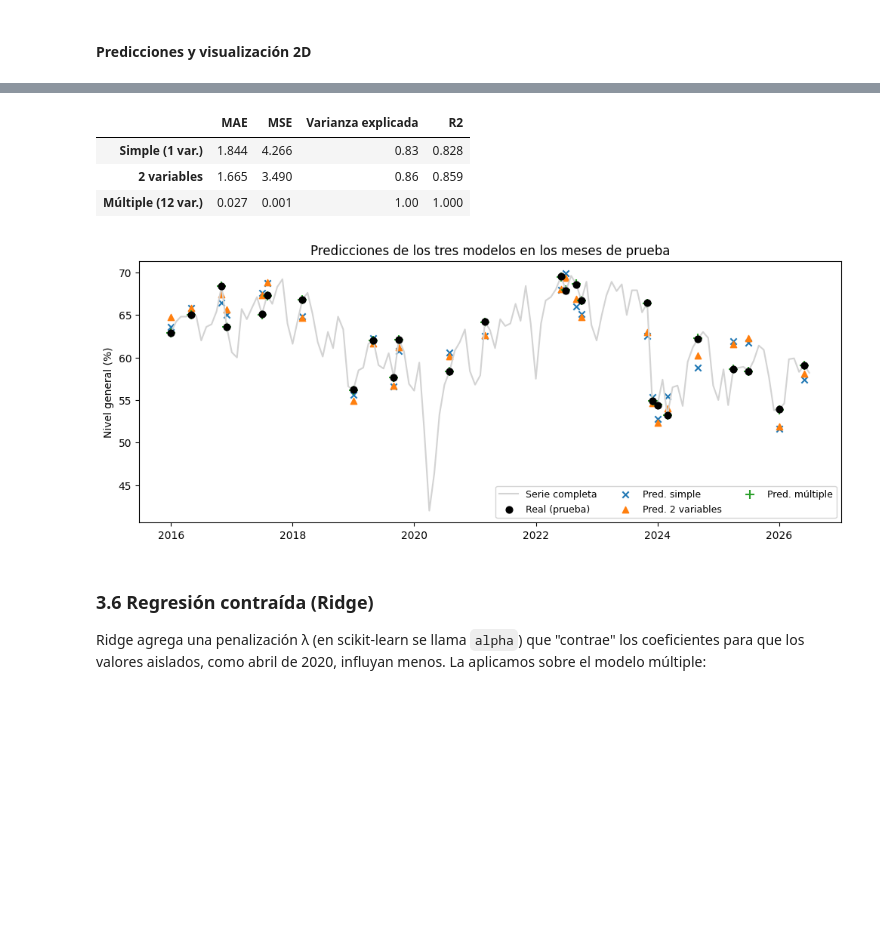
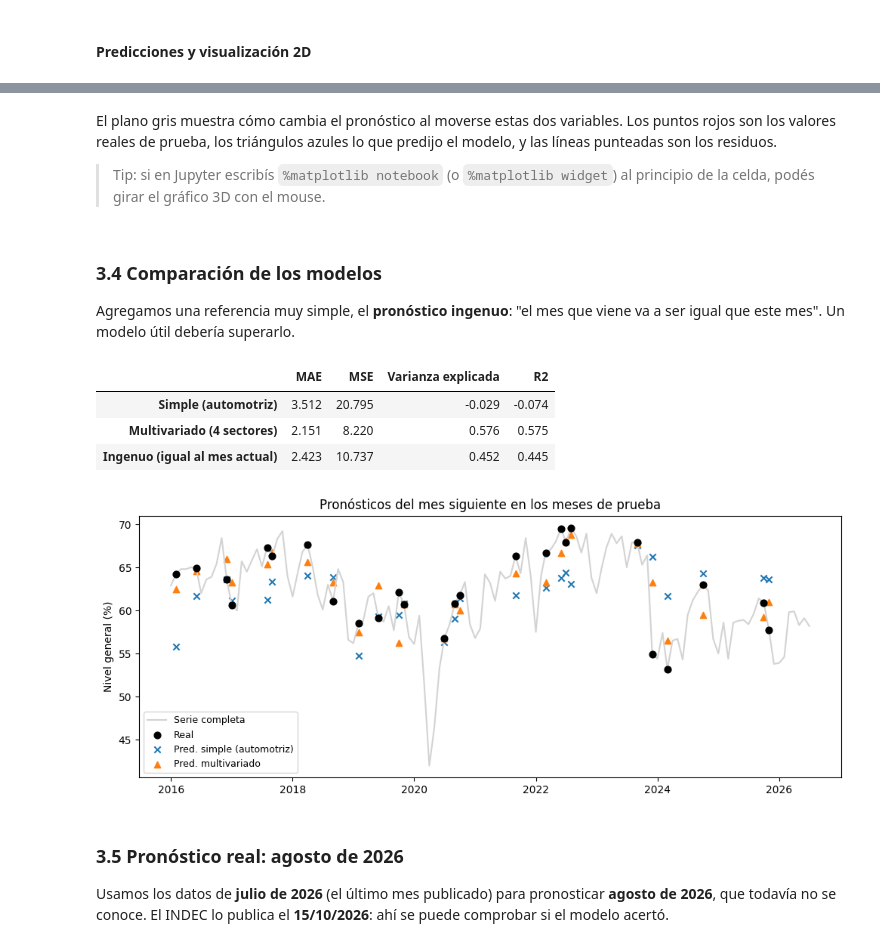
Before and after one commit to friasmm/aprendizaje-automatico-2026, a Jupyter notebook: Clase 4/Regresion_lineal.ipynb, the cells around one changed output, grey strips where cells are left out. Drawn from its saved outputs; the diff is of its cells as text; code cells hidden in the pictures; blank space fills up the shorter version.

```diff
--- a/Clase 4/Regresion_lineal.ipynb
+++ b/Clase 4/Regresion_lineal.ipynb
@@ -394,8 +451,0 @@ Elegimos alimentos porque es el sector de mayor peso en la industria, y metalmec
-# %%
-variables_3d = ["metalmecanica", "alimentos"]
-modelo_2var = linear_model.LinearRegression()
-modelo_2var.fit(X_train[variables_3d], y_train)
-
-a1, a2 = modelo_2var.coef_
-b = modelo_2var.intercept_
-print(f"Ecuación: nivel_general = {a1:.3f} * metalmecanica + {a2:.3f} * alimentos + {b:.3f}")
@@ -403,0 +457,7 @@ Ecuación: nivel_general = 0.527 * metalmecanica + 0.227 * alimentos + 21.687
+# %%
+modelo_multi = linear_model.LinearRegression()
+modelo_multi.fit(X_train[principales], y_train)
+
+coeficientes = pd.Series(modelo_multi.coef_, index=principales).round(3)
+print("Ordenada al origen:", round(modelo_multi.intercept_, 3))
+coeficientes
@@ -404,6 +475,6 @@ Ecuación: nivel_general = 0.527 * metalmecanica + 0.227 * alimentos + 21.687
 # %% [markdown]
 #### Evaluación
 # %%
-pred_2var = modelo_2var.predict(X_test[variables_3d])
-mostrar_metricas(y_test, pred_2var)
+pred_multi = modelo_multi.predict(X_test[principales])
+mostrar_metricas(y_test, pred_multi)
 # %% [output]
@@ -478,3 +487,0 @@ Ordenada al origen: 0.096
-# %%
-pred_multi = modelo_multi.predict(X_test)
-mostrar_metricas(y_test, pred_multi)
@@ -554,36 +566,43 @@ Juntamos las métricas y comparamos las predicciones de los tres modelos mes a m
+# %% [markdown]
+El plano gris muestra cómo cambia el pronóstico al moverse estas dos variables. Los puntos rojos son los valores reales de prueba, los triángulos azules lo que predijo el modelo, y las líneas punteadas son los residuos.
+
+> Tip: si en Jupyter escribís `%matplotlib notebook` (o `%matplotlib widget`) al principio de la celda, podés girar el gráfico 3D con el mouse.
+# %% [markdown]
+### 3.4 Comparación de los modelos
+Agregamos una referencia muy simple, el **pronóstico ingenuo**: "el mes que viene va a ser igual que este mes". Un modelo útil debería superarlo.
 # %%
+pred_ingenuo = X_test.join(datos["nivel_general"])["nivel_general"].values
+
 comparacion = pd.DataFrame({
-    modelo: {"MAE": sm.mean_absolute_error(y_test, pred),
+    nombre: {"MAE": sm.mean_absolute_error(y_test, pred),
              "MSE": sm.mean_squared_error(y_test, pred),
              "Varianza explicada": sm.explained_variance_score(y_test, pred),
              "R2": sm.r2_score(y_test, pred)}
-    for modelo, pred in [("Simple (1 var.)", pred_simple),
-                         ("2 variables", pred_2var),
-                         ("Múltiple (12 var.)", pred_multi)]
+    for nombre, pred in [("Simple (automotriz)", pred_simple),
+                         ("Multivariado (4 sectores)", pred_multi),
+                         ("Ingenuo (igual al mes actual)", pred_ingenuo)]
 }).T.round(3)
 comparacion
 # %% [output]
 |  | MAE | MSE | Varianza explicada | R2 |
-| Simple (1 var.) | 1.844 | 4.266 | 0.83 | 0.828 |
-| 2 variables | 1.665 | 3.490 | 0.86 | 0.859 |
-| Múltiple (12 var.) | 0.027 | 0.001 | 1.00 | 1.000 |
+| Simple (automotriz) | 3.512 | 20.795 | -0.029 | -0.074 |
+| Multivariado (4 sectores) | 2.151 | 8.220 | 0.576 | 0.575 |
+| Ingenuo (igual al mes actual) | 2.423 | 10.737 | 0.452 | 0.445 |
 # %%
-# Predicciones de los tres modelos sobre los meses de prueba, en orden cronológico
 orden = np.argsort(y_test.index)
-fechas = y_test.index[orden]
+meses_pron = (y_test.index + pd.DateOffset(months=1))[orden]
 
 plt.figure(figsize=(12, 4.5))
 plt.plot(df.index, df["nivel_general"], color="lightgray", label="Serie completa")
-plt.scatter(fechas, y_test.values[orden], color="black", s=40, label="Real (prueba)", zorder=3)
-plt.scatter(fechas, pred_simple[orden], marker="x", label="Pred. simple")
-plt.scatter(fechas, pred_2var[orden], marker="^", label="Pred. 2 variables")
-plt.scatter(fechas, pred_multi[orden], marker="+", s=80, label="Pred. múltiple")
+plt.scatter(meses_pron, y_test.values[orden], color="black", s=40, label="Real", zorder=3)
+plt.scatter(meses_pron, pred_simple[orden], marker="x", label="Pred. simple (automotriz)")
+plt.scatter(meses_pron, pred_multi[orden], marker="^", label="Pred. multivariado")
 plt.ylabel("Nivel general (%)")
-plt.title("Predicciones de los tres modelos en los meses de prueba")
-plt.legend(ncol=3, fontsize=9)
+plt.title("Pronósticos del mes siguiente en los meses de prueba")
+plt.legend(fontsize=9)
 plt.show()
 # %% [output]
-[figure, old version]
+[figure, new version]
-# %% [markdown]
-### 3.6 Regresión contraída (Ridge)
-Ridge agrega una penalización λ (en scikit-learn se llama `alpha`) que "contrae" los coeficientes para que los valores aislados, como abril de 2020, influyan menos. La aplicamos sobre el modelo múltiple:
+# %% [markdown]
+### 3.5 Pronóstico real: agosto de 2026
+Usamos los datos de **julio de 2026** (el último mes publicado) para pronosticar **agosto de 2026**, que todavía no se conoce. El INDEC lo publica el **15/10/2026**: ahí se puede comprobar si el modelo acertó.
```
Also changed, not shown: parts of 68 cells of this notebook.
